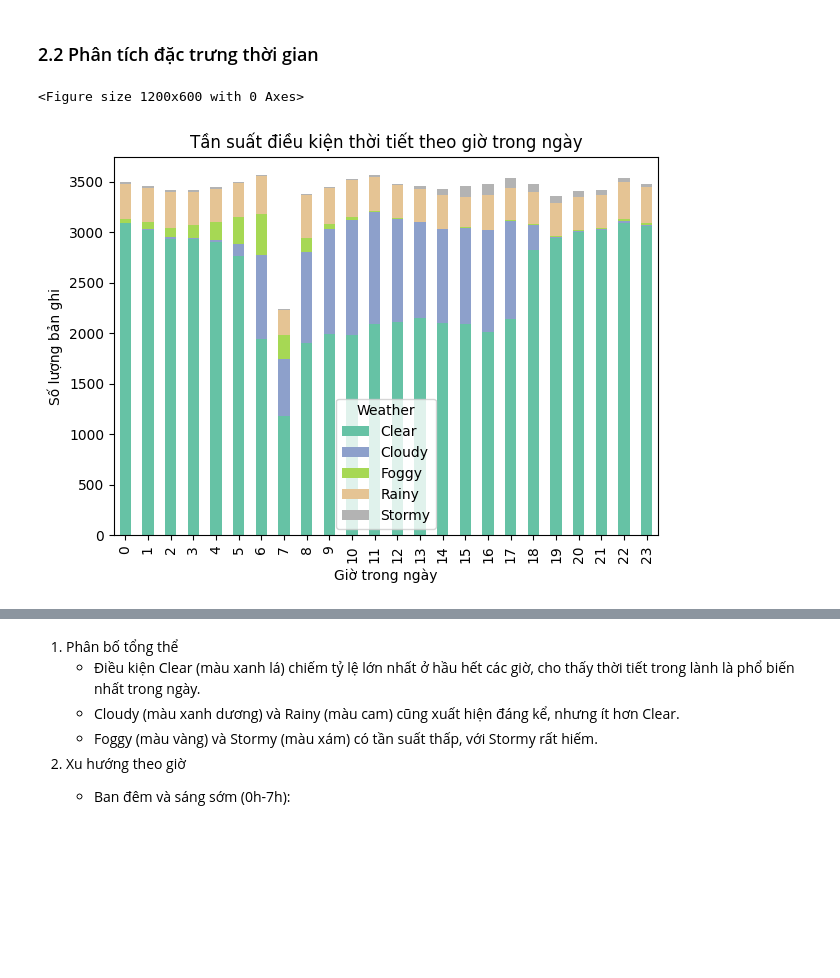
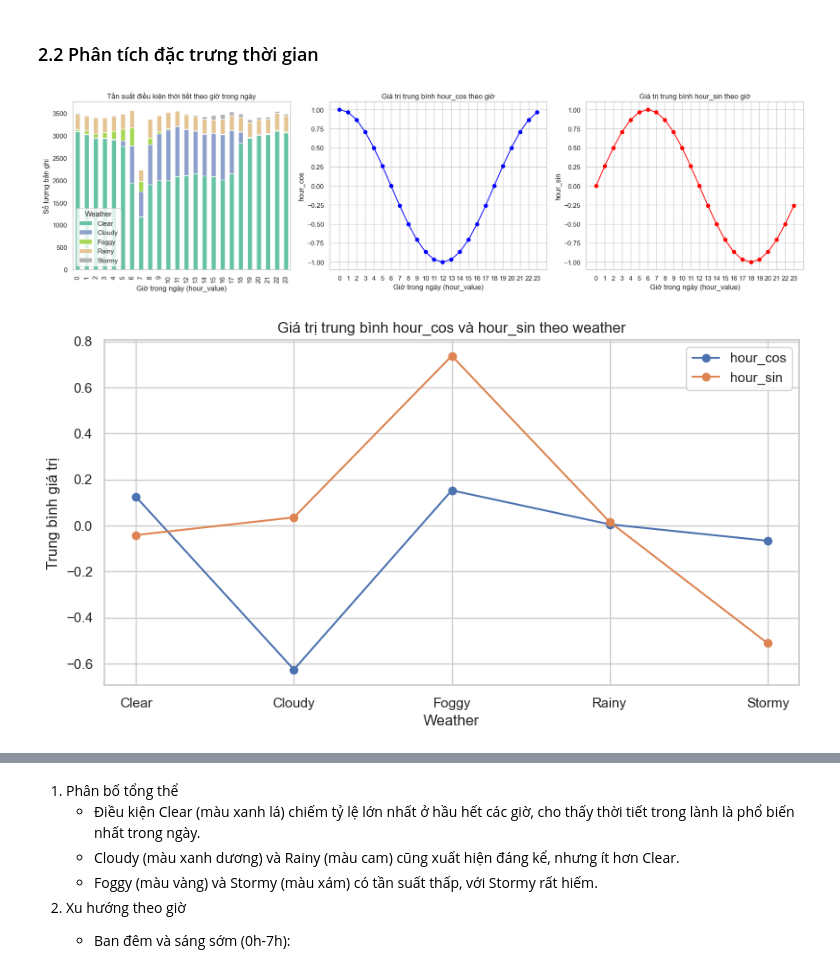
Before and after one commit to WinG-282k4/Weather-forecast, a Jupyter notebook: analyze_data_weather.ipynb, the cells around one changed output, grey strips where cells are left out. Saved outputs shown, nothing was run; the diff lists cells and outputs as text; code cells hidden in the pictures; blank space fills up the shorter version.

```diff
--- a/analyze_data_weather.ipynb
+++ b/analyze_data_weather.ipynb
@@ -215,19 +287,61 @@ Cho Bài toán Phân cụm
 # %%
 # Tạo cột thời gian đầy đủ (nếu cần)
 df['datetime'] = pd.to_datetime(df[['year', 'month', 'day', 'hour_value', 'minute']].rename(columns={'hour_value': 'hour', 'minute': 'minute'}))
 
 # Đếm tần suất điều kiện thời tiết theo giờ
 weather_by_hour = df.groupby(['hour_value', 'weather']).size().unstack(fill_value=0)
 
-# Vẽ biểu đồ cột xếp chồng
-plt.figure(figsize=(12, 6))
-weather_by_hour.plot(kind='bar', stacked=True, colormap='Set2')
+
+plt.figure(figsize=(18, 5))
+
+# 1. Biểu đồ cột xếp chồng tần suất weather theo hour_value
+plt.subplot(1, 3, 1)
+weather_by_hour.plot(kind='bar', stacked=True, colormap='Set2', ax=plt.gca())
 plt.title('Tần suất điều kiện thời tiết theo giờ trong ngày')
-plt.xlabel('Giờ trong ngày')
+plt.xlabel('Giờ trong ngày (hour_value)')
 plt.ylabel('Số lượng bản ghi')
 plt.legend(title='Weather')
+plt.grid(False)
+
+# 2. Biểu đồ trung bình hour_cos theo hour_value
+plt.subplot(1, 3, 2)
+mean_hour_cos = df.groupby('hour_value')['hour_cos'].mean()
+plt.plot(mean_hour_cos.index, mean_hour_cos.values, marker='o', color='blue')
+plt.title('Giá trị trung bình hour_cos theo giờ')
+plt.xlabel('Giờ trong ngày (hour_value)')
+plt.ylabel('hour_cos')
+plt.xticks(mean_hour_cos.index)
+plt.grid(True)
+
+# 3. Biểu đồ trung bình hour_sin theo hour_value
+plt.subplot(1, 3, 3)
+mean_hour_sin = df.groupby('hour_value')['hour_sin'].mean()
+plt.plot(mean_hour_sin.index, mean_hour_sin.values, marker='o', color='red')
+plt.title('Giá trị trung bình hour_sin theo giờ')
+plt.xlabel('Giờ trong ngày (hour_value)')
+plt.ylabel('hour_sin')
+plt.xticks(mean_hour_sin.index)
+plt.grid(True)
+
 plt.tight_layout()
 plt.show()
 # %% [output]
-<Figure size 1200x600 with 0 Axes>
-[figure, old version]
+[figure, new version]
+# %%
+# Tính trung bình cos, sin theo weather
+mean_cos = df.groupby('weather')['hour_cos'].mean()
+mean_sin = df.groupby('weather')['hour_sin'].mean()
+
+plt.figure(figsize=(10,5))
+
+plt.plot(mean_cos.index, mean_cos.values, marker='o', label='hour_cos')
+plt.plot(mean_sin.index, mean_sin.values, marker='o', label='hour_sin')
+
+plt.title('Giá trị trung bình hour_cos và hour_sin theo weather')
+plt.xlabel('Weather')
+plt.ylabel('Trung bình giá trị')
+plt.legend()
+plt.grid(True)
+plt.show()
+# %% [output]
+[figure, added]
```
Also changed, not shown: parts of 17 cells of this notebook, 6 other files.
